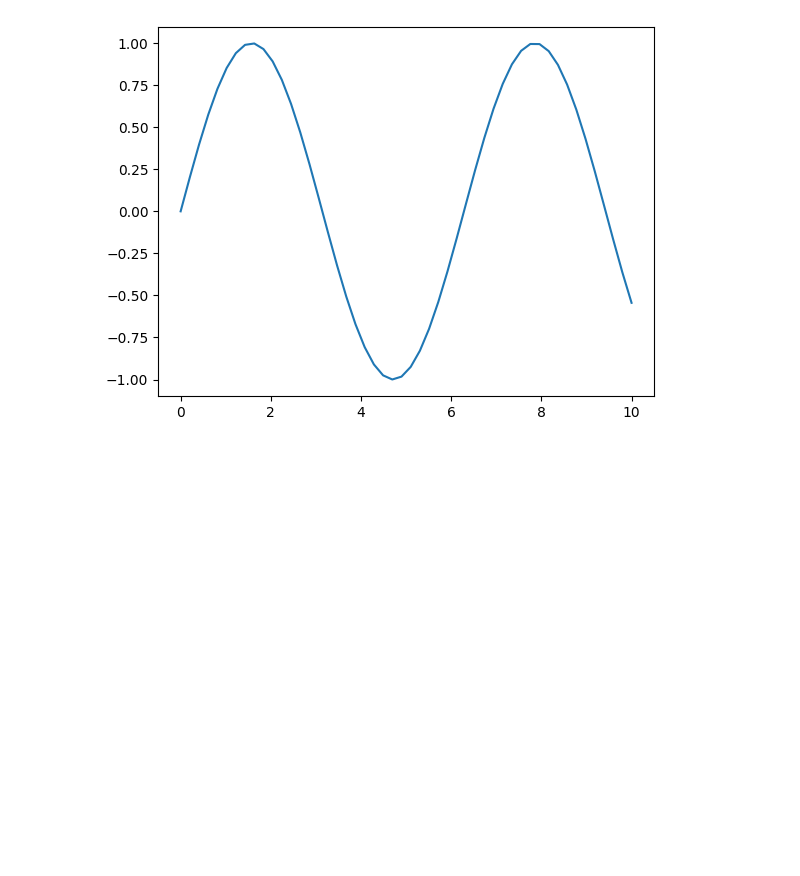
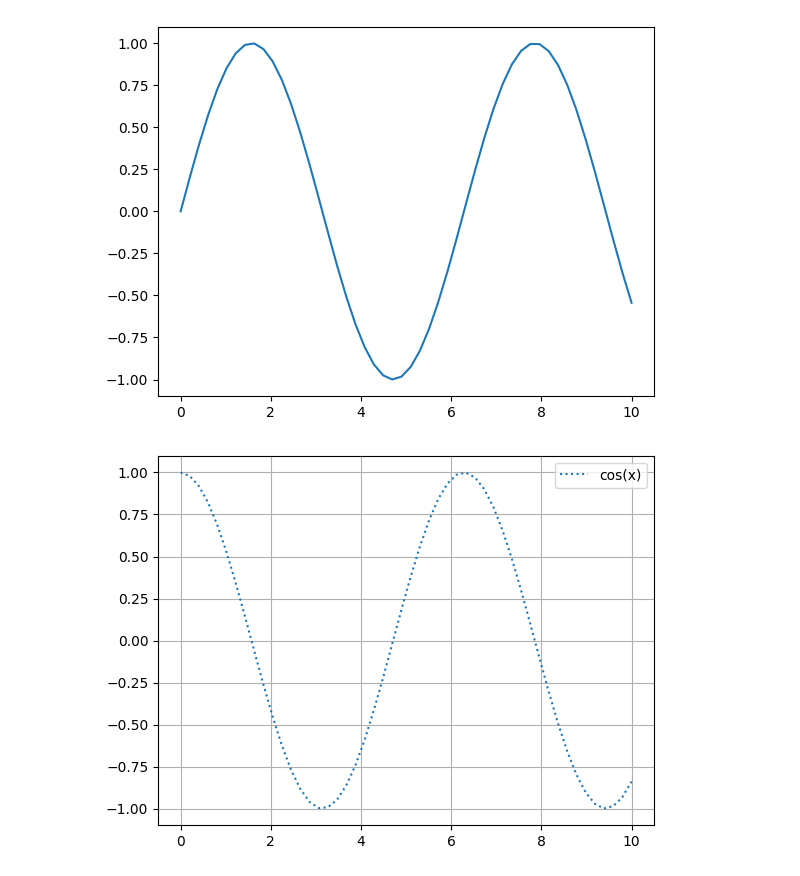
Before and after one commit to MuthuswamyNadar/Python-DSA, a Jupyter notebook: Python(pandas)/Pandas_Advance.ipynb, the cells around one changed output. Cells and saved outputs as stored; diff of their text form; code cells hidden in the pictures; blank space fills up the shorter version.

```diff
--- a/Python(pandas)/Pandas_Advance.ipynb
+++ b/Python(pandas)/Pandas_Advance.ipynb
@@ -43,3 +43,10 @@ plt.plot(x,y,label="sin(x)")
 # %% [output]
 [<matplotlib.lines.Line2D at 0x...>]
 [figure]
+# %%
+plt.plot(x,np.cos(x),label="cos(x)",linestyle=":")
+plt.grid(True)
+plt.legend()
+plt.show()
+# %% [output]
+[figure, added]
```
Also changed, not shown: parts of 3 cells of this notebook.
